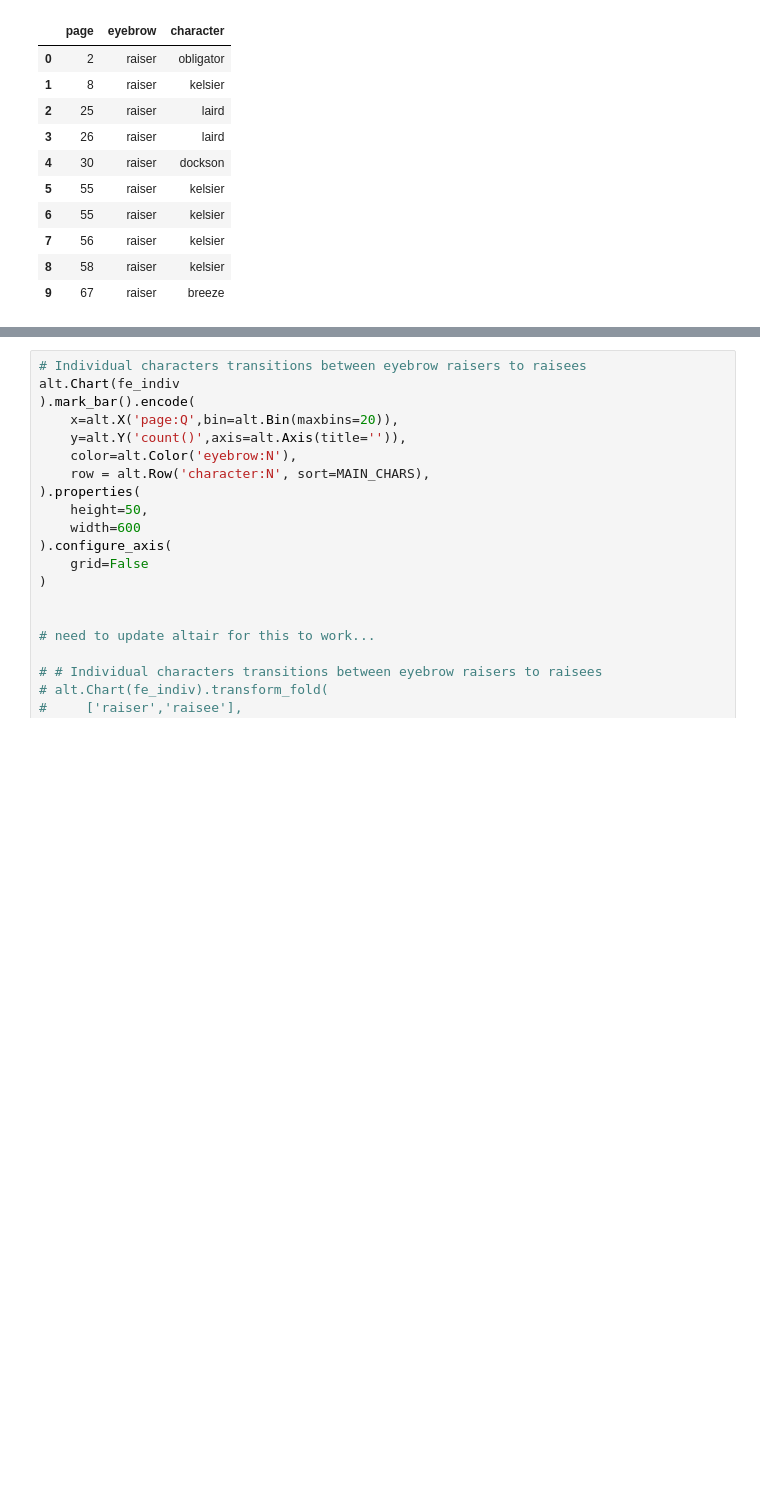
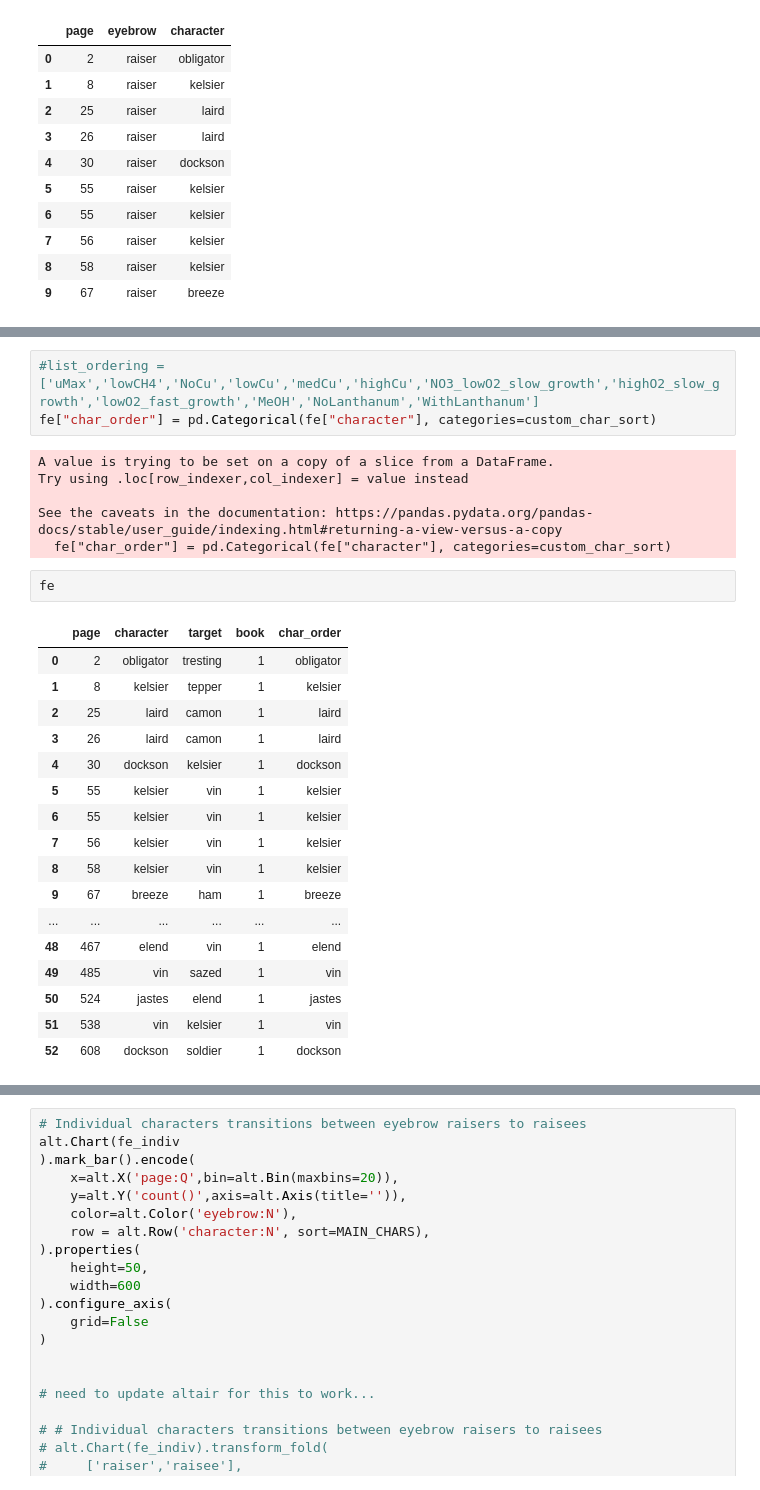
Before and after one commit to erinhwilson/mistborn, a Jupyter notebook: eyebrow_viz.ipynb, the cells around one changed output, grey strips where cells are left out. Drawn from its saved outputs; the diff is of its cells as text; blank space fills up the shorter version.

```diff
--- a/eyebrow_viz.ipynb
+++ b/eyebrow_viz.ipynb
@@ -335,0 +255,29 @@ alt.Chart(fe_indiv).mark_point(size=100).encode(
+# %%
+#list_ordering = ['uMax','lowCH4','NoCu','lowCu','medCu','highCu','NO3_lowO2_slow_growth','highO2_slow_growth','lowO2_fast_growth','MeOH','NoLanthanum','WithLanthanum']
+fe["char_order"] = pd.Categorical(fe["character"], categories=custom_char_sort)
+# %% [output]
+A value is trying to be set on a copy of a slice from a DataFrame.
+Try using .loc[row_indexer,col_indexer] = value instead
+
+See the caveats in the documentation: https://pandas.pydata.org/pandas-docs/stable/user_guide/indexing.html#returning-a-view-versus-a-copy
+  fe["char_order"] = pd.Categorical(fe["character"], categories=custom_char_sort)
+# %%
+fe
+# %% [output]
+|  | page | character | target | book | char_order |
+| 0 | 2 | obligator | tresting | 1 | obligator |
+| 1 | 8 | kelsier | tepper | 1 | kelsier |
+| 2 | 25 | laird | camon | 1 | laird |
+| 3 | 26 | laird | camon | 1 | laird |
+| 4 | 30 | dockson | kelsier | 1 | dockson |
+| 5 | 55 | kelsier | vin | 1 | kelsier |
+| 6 | 55 | kelsier | vin | 1 | kelsier |
+| 7 | 56 | kelsier | vin | 1 | kelsier |
+| 8 | 58 | kelsier | vin | 1 | kelsier |
+| 9 | 67 | breeze | ham | 1 | breeze |
+| ... | ... | ... | ... | ... | ... |
+| 48 | 467 | elend | vin | 1 | elend |
+| 49 | 485 | vin | sazed | 1 | vin |
+| 50 | 524 | jastes | elend | 1 | jastes |
+| 51 | 538 | vin | kelsier | 1 | vin |
+| 52 | 608 | dockson | soldier | 1 | dockson |
```
Also changed, not shown: parts of 38 cells of this notebook.
